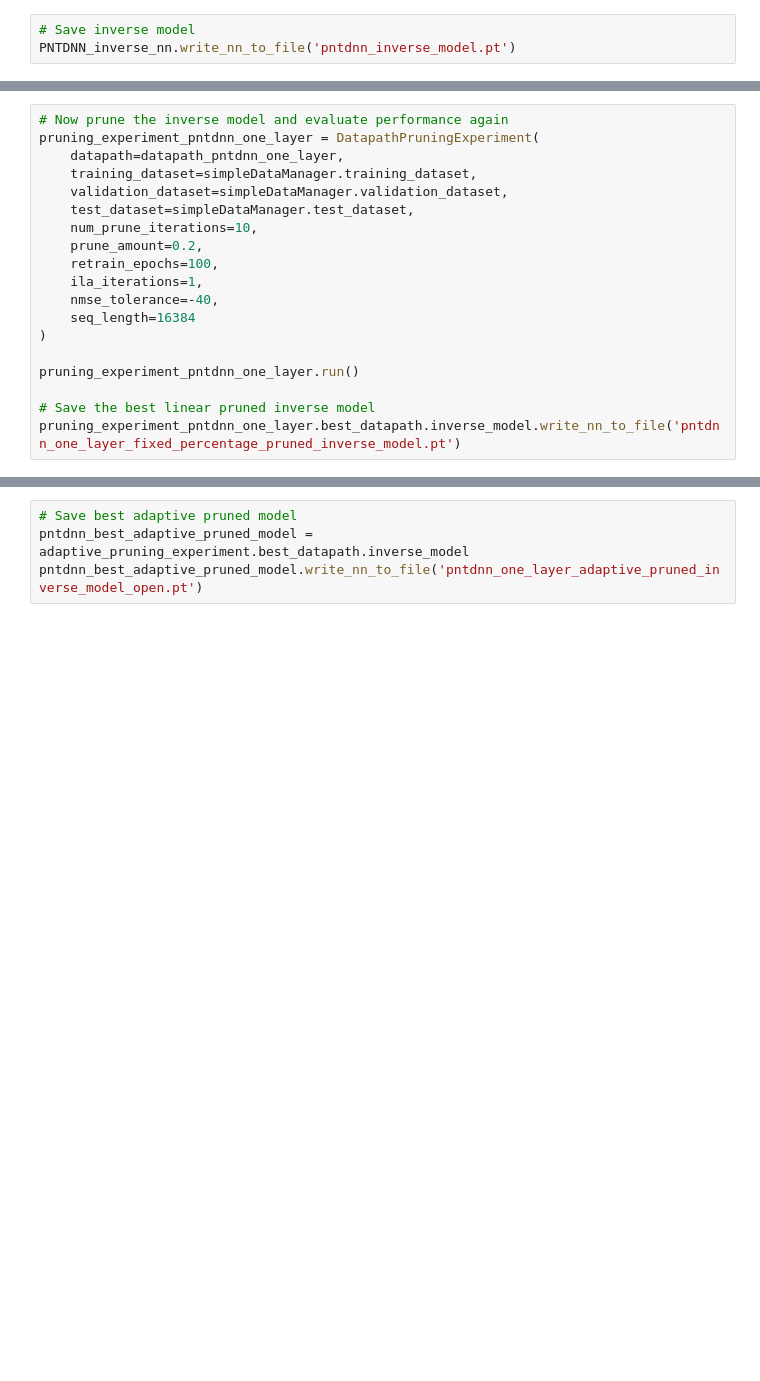
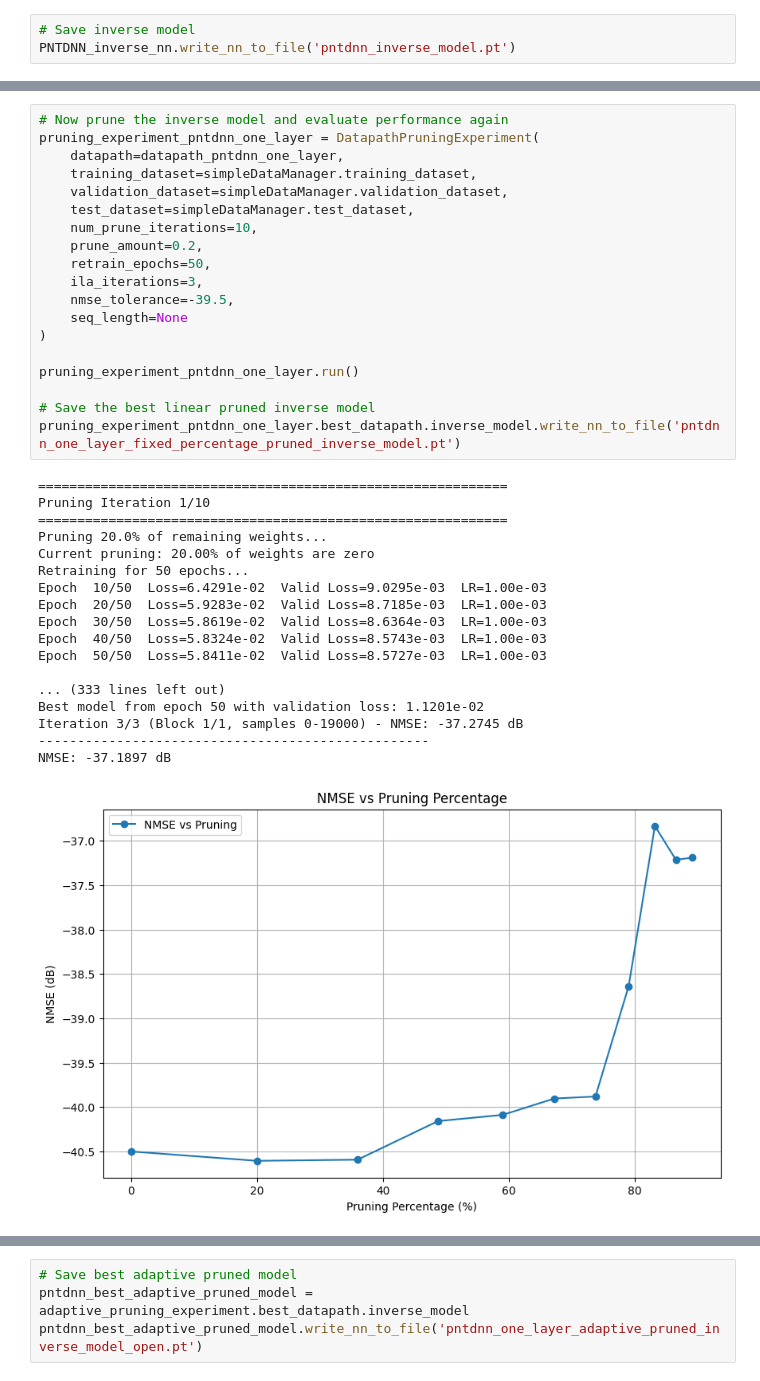
Before and after one commit to aquigney/sparseDPD, a Jupyter notebook: ucd_pruning/open_dpd_dataset_pruning.ipynb, the cells around one changed output, grey strips where cells are left out. Drawn from its saved outputs; the diff is of its cells as text; blank space fills up the shorter version.

```diff
--- a/ucd_pruning/open_dpd_dataset_pruning.ipynb
+++ b/ucd_pruning/open_dpd_dataset_pruning.ipynb
@@ -73,22 +77,41 @@ print(f"NMSE: (No DPD) {simpleDataManager.test_dataset.calculate_nmse():.4f} dB"
 # %%
 # Now prune the inverse model and evaluate performance again
 pruning_experiment_pntdnn_one_layer = DatapathPruningExperiment(
     datapath=datapath_pntdnn_one_layer,
     training_dataset=simpleDataManager.training_dataset,
     validation_dataset=simpleDataManager.validation_dataset,
     test_dataset=simpleDataManager.test_dataset,
     num_prune_iterations=10,
     prune_amount=0.2,
-    retrain_epochs=100,
-    ila_iterations=1,
-    nmse_tolerance=-40,
-    seq_length=16384
+    retrain_epochs=50,
+    ila_iterations=3,
+    nmse_tolerance=-39.5,
+    seq_length=None
 )
 
 pruning_experiment_pntdnn_one_layer.run()
 
 # Save the best linear pruned inverse model
 pruning_experiment_pntdnn_one_layer.best_datapath.inverse_model.write_nn_to_file('pntdnn_one_layer_fixed_percentage_pruned_inverse_model.pt')
+# %% [output]
+============================================================
+Pruning Iteration 1/10
+============================================================
+Pruning 20.0% of remaining weights...
+Current pruning: 20.00% of weights are zero
+Retraining for 50 epochs...
+Epoch  10/50  Loss=6.4291e-02  Valid Loss=9.0295e-03  LR=1.00e-03
+Epoch  20/50  Loss=5.9283e-02  Valid Loss=8.7185e-03  LR=1.00e-03
+Epoch  30/50  Loss=5.8619e-02  Valid Loss=8.6364e-03  LR=1.00e-03
+Epoch  40/50  Loss=5.8324e-02  Valid Loss=8.5743e-03  LR=1.00e-03
+Epoch  50/50  Loss=5.8411e-02  Valid Loss=8.5727e-03  LR=1.00e-03
+
+... (333 lines left out)
+Best model from epoch 50 with validation loss: 1.1201e-02
+Iteration 3/3 (Block 1/1, samples 0-19000) - NMSE: -37.2745 dB
+--------------------------------------------------
+NMSE: -37.1897 dB
+[figure, added]
 # %%
 # Load best linear pruned model and evaluate performance
 best_pruned_inverse_nn = PNTDNN_NeuralNetwork(num_memory_levels=15, model_type='OneLayerNetwork', nn_file_path='pntdnn_one_layer_fixed_percentage_pruned_inverse_model.pt', forward_model=False)
```
Also changed, not shown: parts of 7 cells of this notebook, 3 other files.
